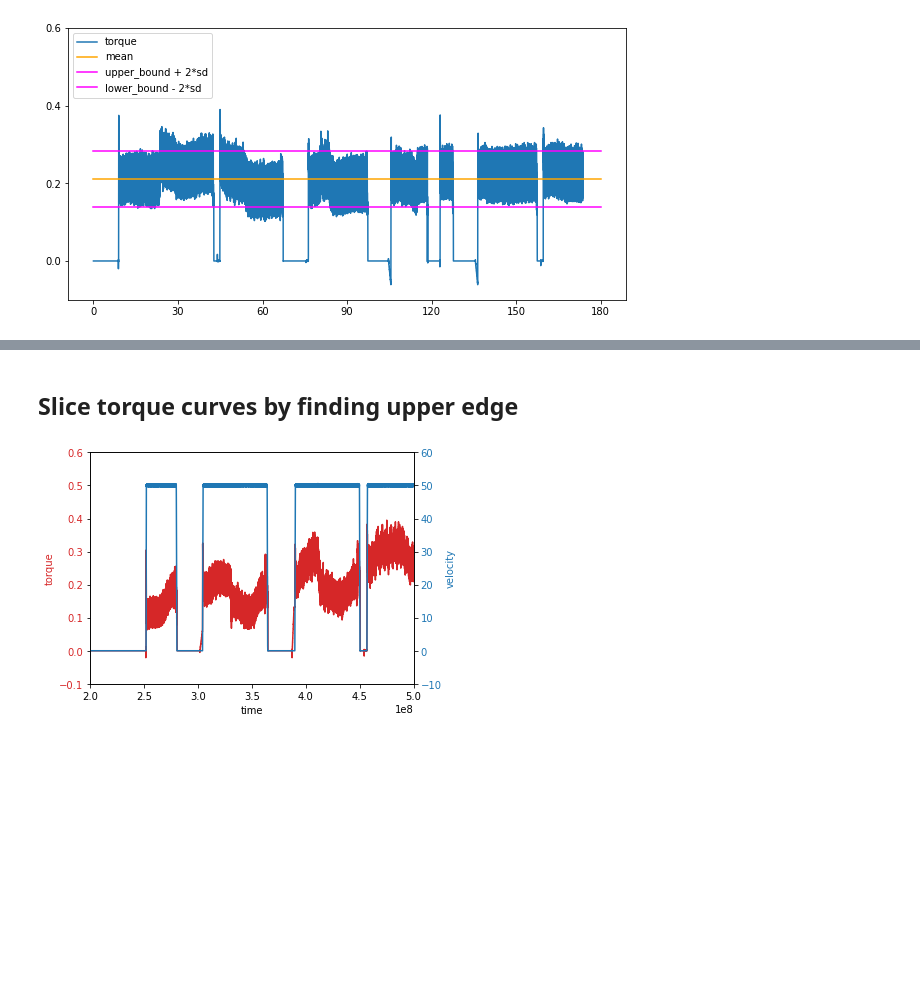
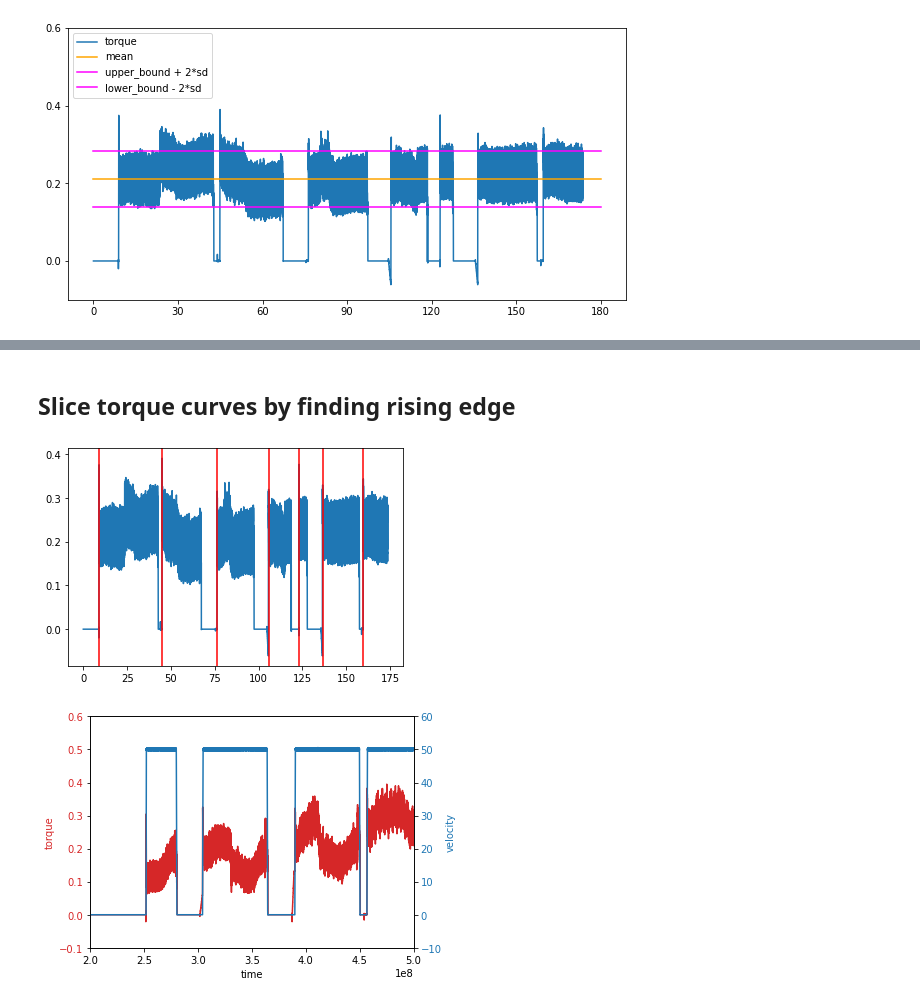
Before and after one commit to peeraponw/quick_move, a Jupyter notebook: merge.ipynb, the cells around one changed output, grey strips where cells are left out. Saved outputs shown, nothing was run; the diff lists cells and outputs as text; code cells hidden in the pictures; blank space fills up the shorter version.

```diff
--- a/merge.ipynb
+++ b/merge.ipynb
@@ -420,5 +451,12 @@ plot_band(d6)
 # %% [markdown]
-## Slice torque curves by finding upper edge
+## Slice torque curves by finding rising edge
+# %%
+ddd = d6.loc[(d6['vel']>40) & (d6['vel'].shift(1)<40)]
+plt.plot(d6['time'], d6['tor'], label='torque')
+for xc in ddd.time:
+    plt.axvline(x=xc, color='red')
+# %% [output]
+[figure, added]
 # %%
 def zoom_torque_plot(df, xlim):
     fig, ax1 = plt.subplots()
```
Also changed, not shown: parts of 4 cells of this notebook.
